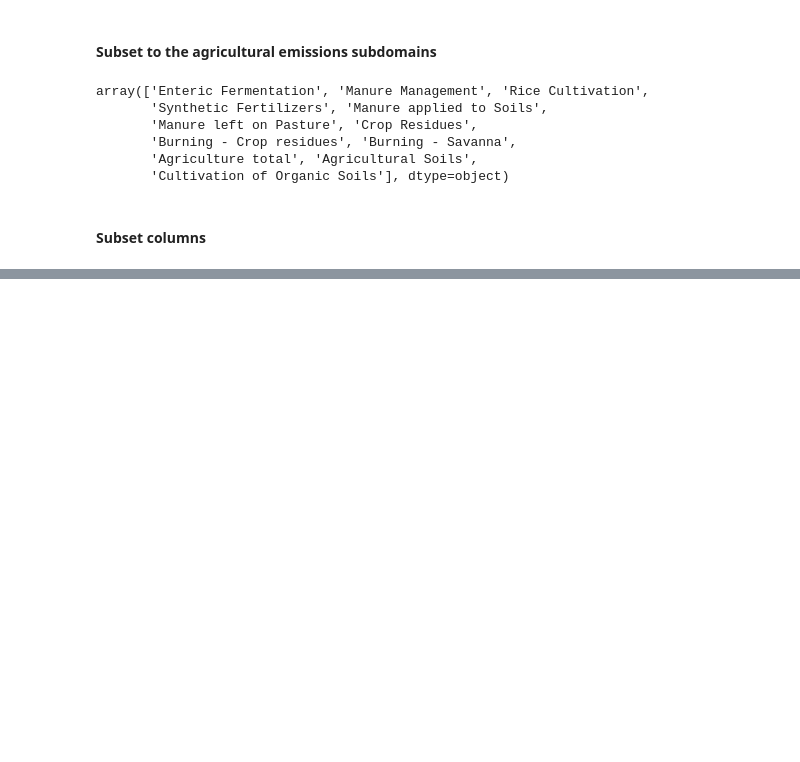
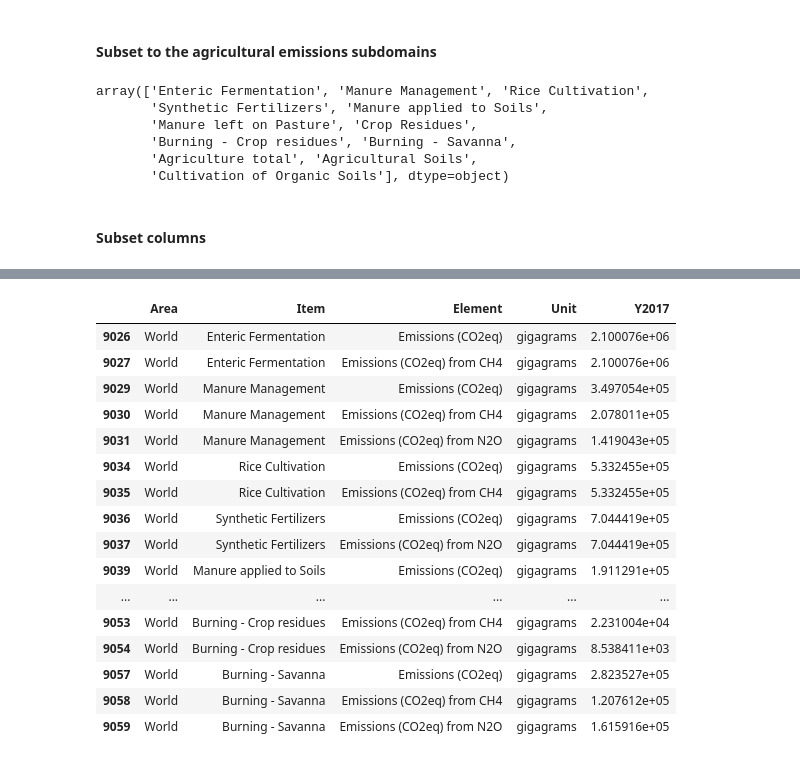
Before and after one commit to diehl/agriculture-emissions, a Jupyter notebook: notebooks/FAOSTAT-Emissions.ipynb, the cells around one changed output, grey strips where cells are left out. Drawn from its saved outputs; the diff is of its cells as text; code cells hidden in the pictures; blank space fills up the shorter version.

```diff
--- a/notebooks/FAOSTAT-Emissions.ipynb
+++ b/notebooks/FAOSTAT-Emissions.ipynb
@@ -35,7 +31,7 @@ array(['Emissions (CH4)', 'Emissions (CO2eq)',
 # %%
 labels = ['Emissions (CO2eq)', 'Emissions (CO2eq) from CH4', 'Emissions (CO2eq) from N2O']
 # %%
-world_df = world_df[world_df['Element'].isin(labels)]
+df = df[df['Element'].isin(labels)]
 # %% [markdown]
 #### Subset to the agricultural emissions subdomains
 # %%
@@ -62,2 +99,20 @@ column_labels = ['Item', 'Element', 'Unit', 'Y2017']
 # %%
-world_df = world_df[column_labels]
+world_df
+# %% [output]
+|  | Area | Item | Element | Unit | Y2017 |
+| 9026 | World | Enteric Fermentation | Emissions (CO2eq) | gigagrams | 2.100076e+06 |
+| 9027 | World | Enteric Fermentation | Emissions (CO2eq) from CH4 | gigagrams | 2.100076e+06 |
+| 9029 | World | Manure Management | Emissions (CO2eq) | gigagrams | 3.497054e+05 |
+| 9030 | World | Manure Management | Emissions (CO2eq) from CH4 | gigagrams | 2.078011e+05 |
+| 9031 | World | Manure Management | Emissions (CO2eq) from N2O | gigagrams | 1.419043e+05 |
+| 9034 | World | Rice Cultivation | Emissions (CO2eq) | gigagrams | 5.332455e+05 |
+| 9035 | World | Rice Cultivation | Emissions (CO2eq) from CH4 | gigagrams | 5.332455e+05 |
+| 9036 | World | Synthetic Fertilizers | Emissions (CO2eq) | gigagrams | 7.044419e+05 |
+| 9037 | World | Synthetic Fertilizers | Emissions (CO2eq) from N2O | gigagrams | 7.044419e+05 |
+| 9039 | World | Manure applied to Soils | Emissions (CO2eq) | gigagrams | 1.911291e+05 |
+| ... | ... | ... | ... | ... | ... |
+| 9053 | World | Burning - Crop residues | Emissions (CO2eq) from CH4 | gigagrams | 2.231004e+04 |
+| 9054 | World | Burning - Crop residues | Emissions (CO2eq) from N2O | gigagrams | 8.538411e+03 |
+| 9057 | World | Burning - Savanna | Emissions (CO2eq) | gigagrams | 2.823527e+05 |
+| 9058 | World | Burning - Savanna | Emissions (CO2eq) from CH4 | gigagrams | 1.207612e+05 |
+| 9059 | World | Burning - Savanna | Emissions (CO2eq) from N2O | gigagrams | 1.615916e+05 |
```
Also changed, not shown: parts of 15 cells of this notebook.
